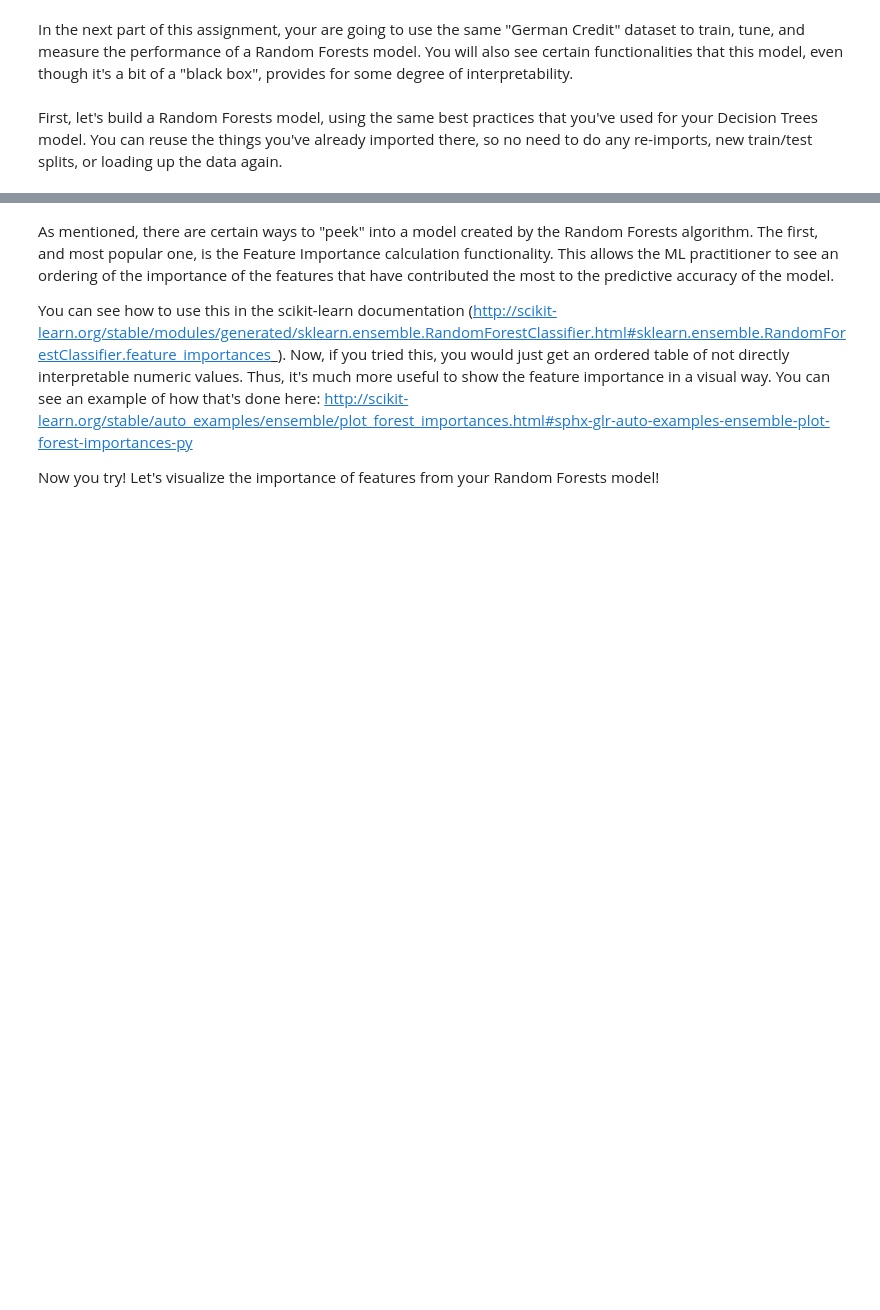
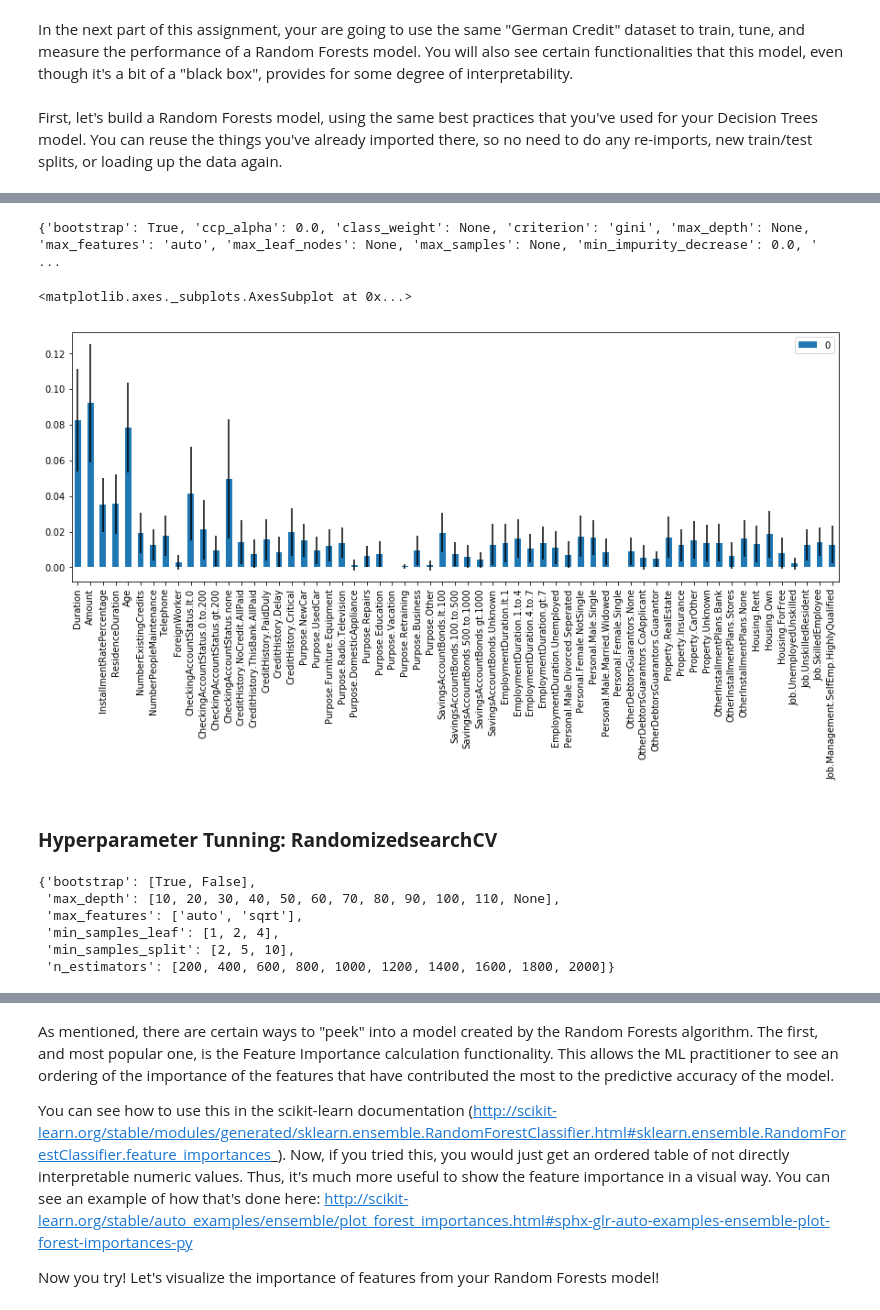
Before and after one commit to zzc01/mec-mini-projects, a Jupyter notebook: mec-13.5.1-tree-based-algorithms-mini-project/Mini_Project_Tree-Based_Algorithms.ipynb, the cells around one changed output, grey strips where cells are left out. Saved outputs shown, nothing was run; the diff lists cells and outputs as text; code cells hidden in the pictures; blank space fills up the shorter version.

```diff
--- a/mec-13.5.1-tree-based-algorithms-mini-project/Mini_Project_Tree-Based_Algorithms.ipynb
+++ b/mec-13.5.1-tree-based-algorithms-mini-project/Mini_Project_Tree-Based_Algorithms.ipynb
@@ -452,0 +454,5 @@ from sklearn.ensemble import RandomForestClassifier
+# %%
+clf_rf = RandomForestClassifier()
+clf_rf.fit(X_train, y_train)
+print(classification_report(clf_rf.predict(X_test), y_test))
+plt.figure(figsize=(20,20))
@@ -452,0 +470,51 @@ from sklearn.ensemble import RandomForestClassifier
+# %%
+print(clf_rf.get_params())
+# %% [output]
+{'bootstrap': True, 'ccp_alpha': 0.0, 'class_weight': None, 'criterion': 'gini', 'max_depth': None, 'max_features': 'auto', 'max_leaf_nodes': None, 'max_samples': None, 'min_impurity_decrease': 0.0, ' ...
+# %%
+# feature names
+# print(X_train.columns)
+
+# There are many trees in a rf. The feature_importances_ is the mean of the feature_importances_ of all the trees
+importances = clf_rf.feature_importances_
+# print(f'feature_importances_ = \n{y_feature_importances_}')
+
+# Calculate the std of the feature_importances_
+std_importances_ = np.std([tree.feature_importances_ for tree in clf_rf.estimators_], axis=0)
+# print(f'std_feature_importances_ = \n{std_feature_importances_}')
+
+# pd.DataFrame(data=importances, columns=X_train.columns)
+pd_rf = pd.DataFrame(data=importances, index=X_train.columns)
+
+fig, ax = plt.subplots(figsize=(15,5))
+pd_rf.plot.bar(yerr=std_importances_, ax=ax)
+# %% [output]
+<matplotlib.axes._subplots.AxesSubplot at 0x...>
+[figure, added]
+# %% [markdown]
+### <b> Hyperparameter Tunning: RandomizedsearchCV
+# %%
+n_estimators = [int(x) for x in np.linspace(200, 2000, 10)]
+max_features = ['auto', 'sqrt']
+max_depth    = [int(x) for x in np.linspace(10, 110, 11)]
+max_depth.append(None)
+min_samples_split = [2, 5, 10]
+min_samples_leaf  = [1, 2, 4]
+bootstrap = [True, False]
+
+random_grid = {
+    'n_estimators':n_estimators,
+    'max_features':max_features,
+    'max_depth':max_depth,
+    'min_samples_split':min_samples_split,
+    'min_samples_leaf':min_samples_leaf,
+    'bootstrap':bootstrap
+}
+pprint(random_grid)
+# %% [output]
+{'bootstrap': [True, False],
+ 'max_depth': [10, 20, 30, 40, 50, 60, 70, 80, 90, 100, 110, None],
+ 'max_features': ['auto', 'sqrt'],
+ 'min_samples_leaf': [1, 2, 4],
+ 'min_samples_split': [2, 5, 10],
+ 'n_estimators': [200, 400, 600, 800, 1000, 1200, 1400, 1600, 1800, 2000]}
```
Also changed, not shown: parts of 36 cells of this notebook.
